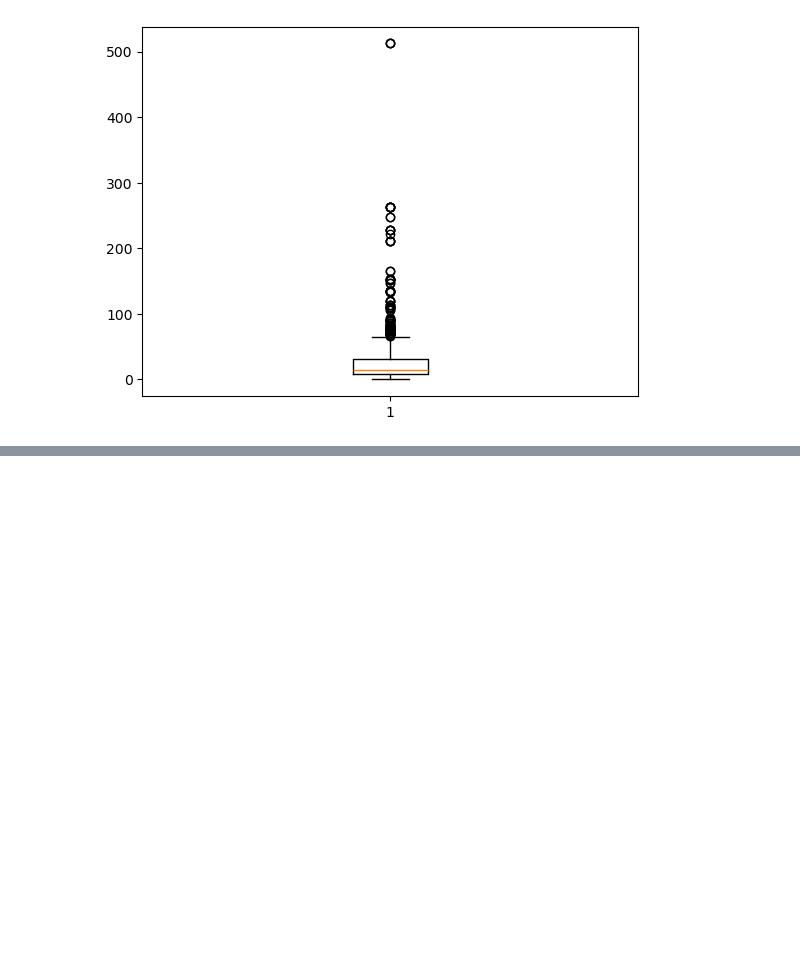
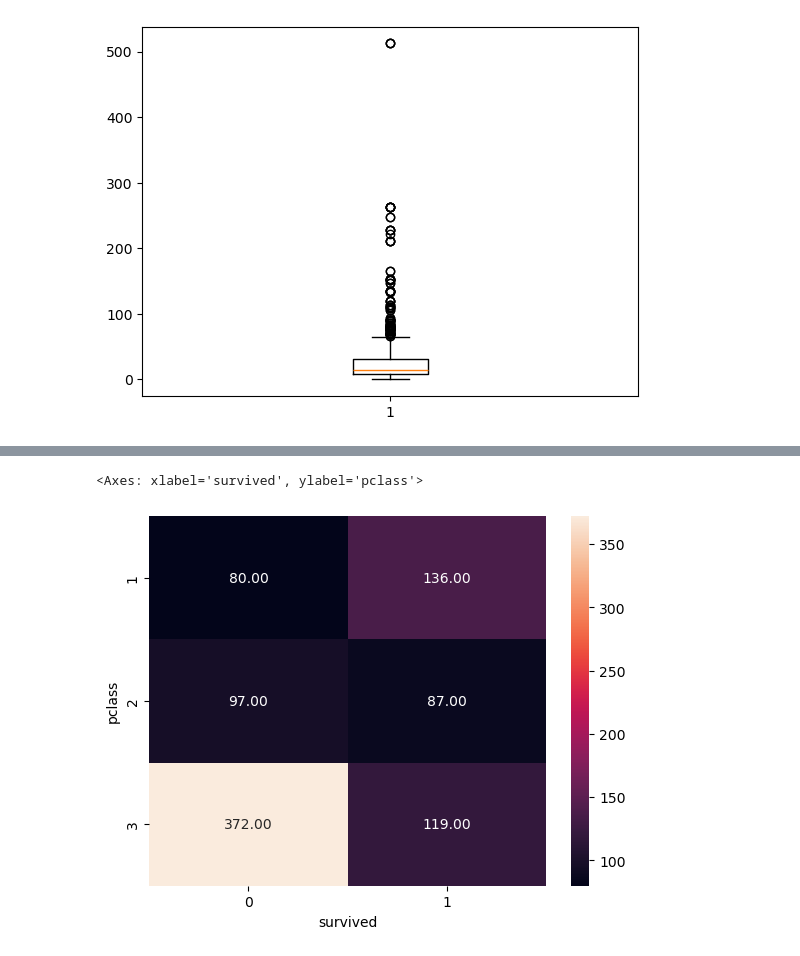
Before and after one commit to Yashshakya1/Data_Science_macbook, a Jupyter notebook: chocing programe/Untitled.ipynb, the cells around one changed output, grey strips where cells are left out. Drawn from its saved outputs; the diff is of its cells as text; code cells hidden in the pictures; blank space fills up the shorter version.

```diff
--- a/chocing programe/Untitled.ipynb
+++ b/chocing programe/Untitled.ipynb
@@ -123,0 +142,5 @@ plt.boxplot(ds['fare'])
+# %%
+# c to c
+# titanic data
+p = pd.crosstab(ds['pclass'], ds['survived'])
+p
@@ -123,0 +153,5 @@ plt.boxplot(ds['fare'])
+# %%
+sns.heatmap(p,annot = True, fmt = '.2f')
+# %% [output]
+<Axes: xlabel='survived', ylabel='pclass'>
+[figure, added]
```
Also changed, not shown: parts of 14 cells of this notebook, 6 other files.
